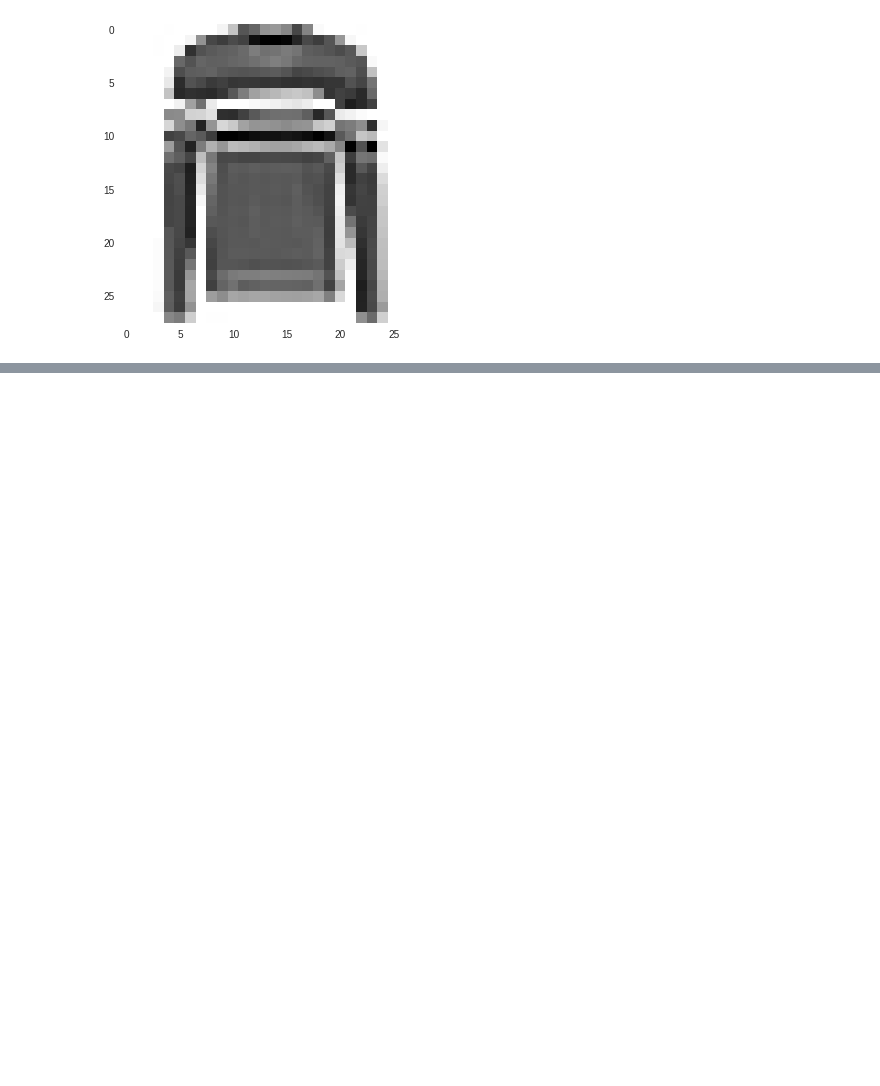
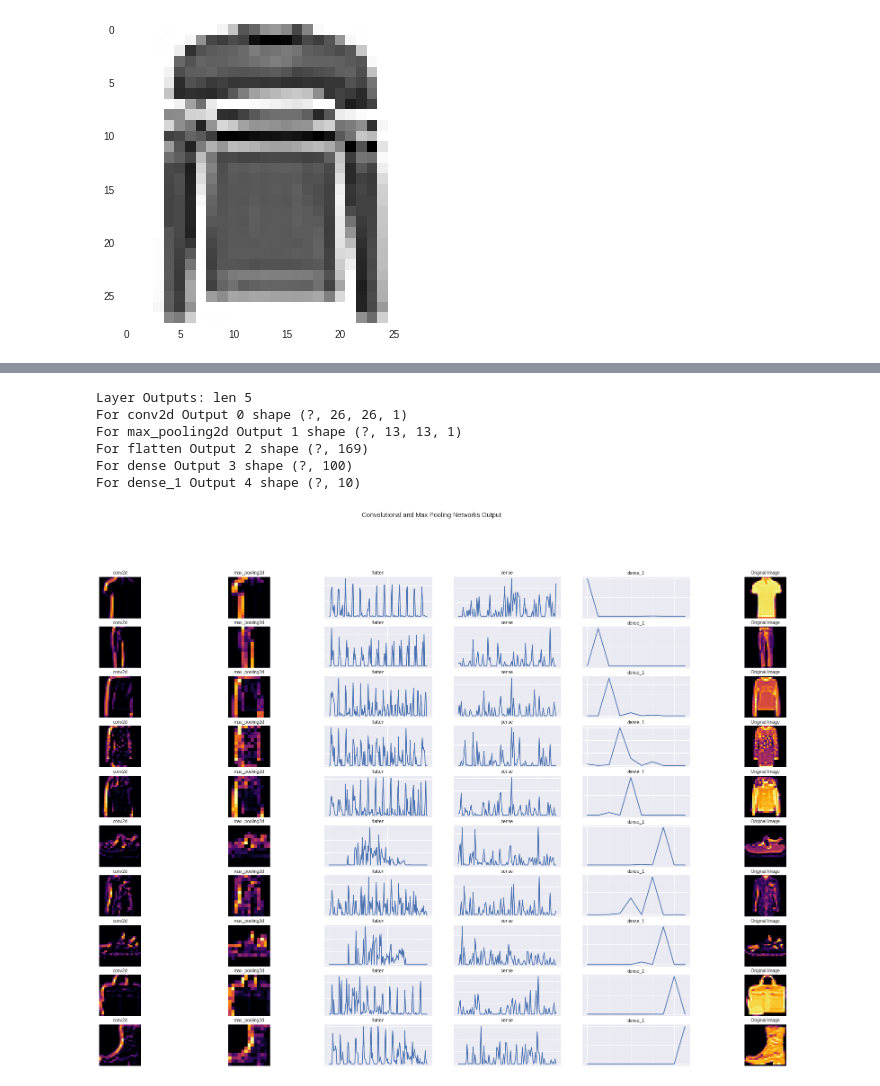
Before and after one commit to juanmed/coursera_tensorflow, a Jupyter notebook: ex2_cnn.ipynb, the cells around one changed output, grey strips where cells are left out. Cells and saved outputs as stored; diff of their text form; code cells hidden in the pictures; blank space fills up the shorter version.

```diff
--- a/ex2_cnn.ipynb
+++ b/ex2_cnn.ipynb
@@ -111,0 +176,55 @@ Ground Truth: coat
+# %%
+# Visualize output for each layer
+
+# extract outputs for each layer
+layer_outputs = [layer.output for layer in model.layers]
+layer_names = [layer.name for layer in model.layers]
+layer_names.append('Original Image')
+print("Layer Outputs: len {}".format(len(layer_outputs)))
+for i, output in enumerate(layer_outputs):
+	print("For {} Output {} shape {}".format(layer_names[i], i,output.shape))
+# %% [output]
+Layer Outputs: len 5
+For conv2d Output 0 shape (?, 26, 26, 1)
+For max_pooling2d Output 1 shape (?, 13, 13, 1)
+For flatten Output 2 shape (?, 169)
+For dense Output 3 shape (?, 100)
+For dense_1 Output 4 shape (?, 10)
+# %%
+# Define a network with the same layers
+activation_model = models.Model(inputs = model.input, outputs = layer_outputs)
+
+fig1 = plt.figure(figsize=(30, 20))
+fig1.suptitle(" Convolutional and Max Pooling Networks Output")
+axarr = fig1.subplots(len(classes),len(layer_outputs)+1)  # add 1 because we will also plot original image
+
+# We will visualize the output of each layer for each class
+for clothe_type in np.unique(test_lbl):
+
+  # find indices where current clothe type appears
+  indices = np.where( test_lbl == clothe_type)
+  index = random.choice(indices[0])
+
+  # forward pass the image
+  outputs = activation_model.predict(test_img[index].reshape(1,28,28,1))
+  outputs.append(test_img[index].reshape(1,28,28,1))
+
+  # draw all the outputs for current clothe type
+  for i, output in enumerate(outputs):
+
+    if(len(output.shape) == 4):
+      # if convolutional network, show pictures
+      axarr[clothe_type, i].imshow(output[0,:,:,0], cmap='inferno')
+      axarr[clothe_type, i].grid(False)
+    else:
+      # if dense layer, plot line
+      axarr[clothe_type, i].plot(output[0])
+
+    # set title
+    axarr[clothe_type, i].set_title(layer_names[i], fontsize='small')
+    axarr[clothe_type, i].tick_params(which='both', bottom = False, left=False, labelbottom=False, labelleft=False)
+
+
+plt.show()
+# %% [output]
+[figure, added]
```
Also changed, not shown: parts of 16 cells of this notebook.
